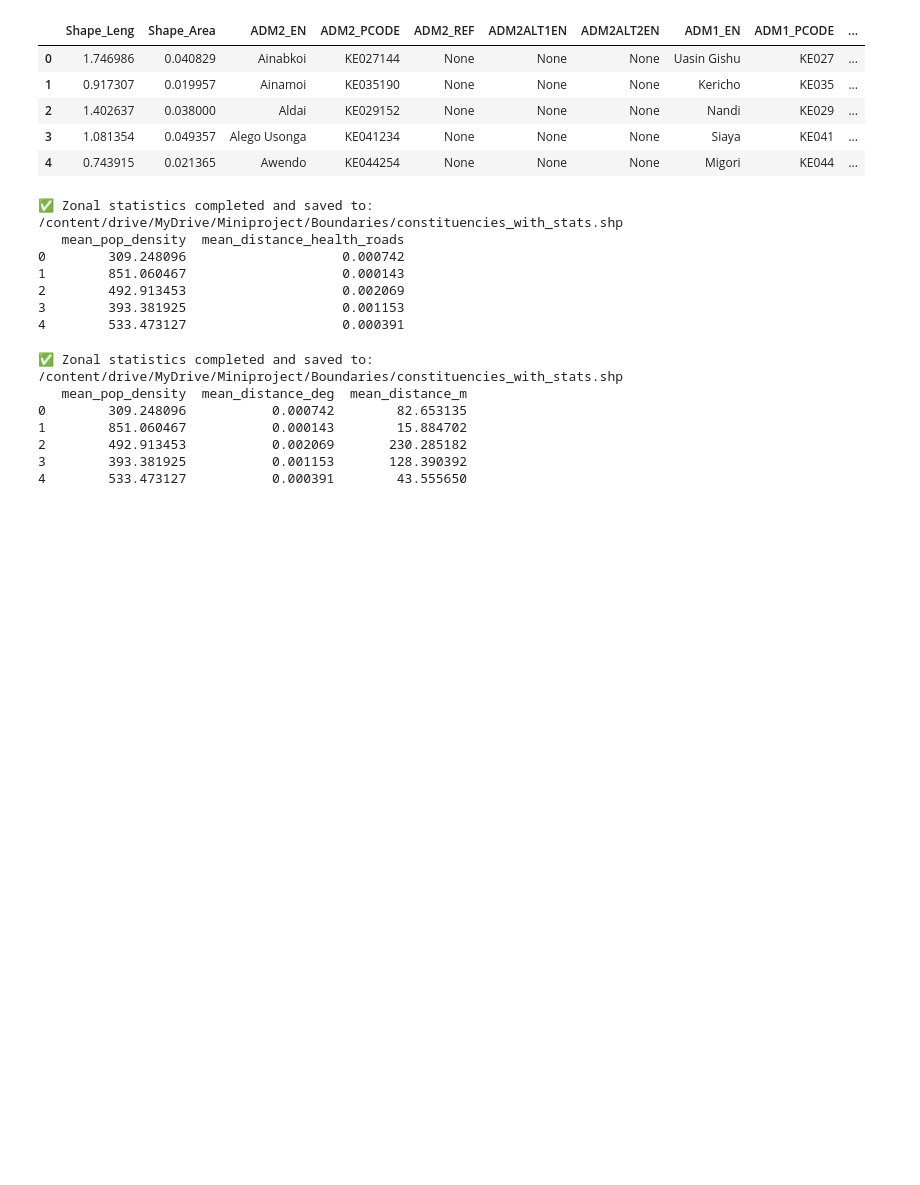
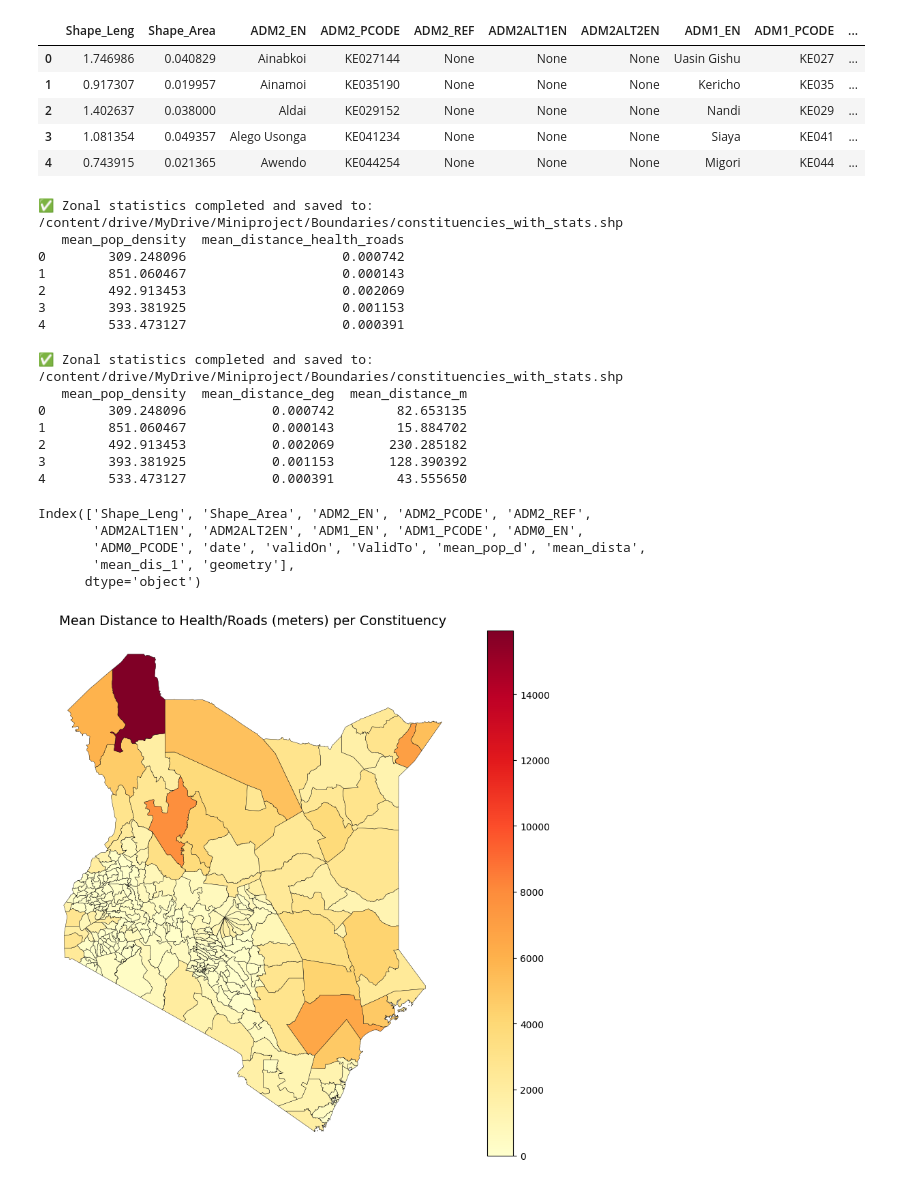
Before and after one commit to jamesmuiru/mlfccourse, a Jupyter notebook: Healthcare_Infrastructure_Optimization_in_Central_Kenya.ipynb, the cells around one changed output. Drawn from its saved outputs; the diff is of its cells as text; code cells hidden in the pictures; blank space fills up the shorter version.

```diff
--- a/Healthcare_Infrastructure_Optimization_in_Central_Kenya.ipynb
+++ b/Healthcare_Infrastructure_Optimization_in_Central_Kenya.ipynb
@@ -641,3 +639,38 @@ print(gdf_const[["mean_pop_density", "mean_distance_deg", "mean_distance_m"]].he
 2        492.913453           0.002069       230.285182
 3        393.381925           0.001153       128.390392
 4        533.473127           0.000391        43.555650
+# %%
+import geopandas as gpd
+import matplotlib.pyplot as plt
+
+# Load the updated shapefile with stats
+gdf_const = gpd.read_file(output_shapefile)
+
+# Print column names to identify the correct column for plotting
+print(gdf_const.columns)
+
+# Plot choropleth based on mean distance (in meters)
+fig, ax = plt.subplots(figsize=(10, 10))
+gdf_const.plot(
+    column="mean_dis_1",      # the column to base color on
+    cmap="YlOrRd",                 # color map (Yellow → Red)
+    legend=True,
+    edgecolor="black",
+    linewidth=0.3,
+    ax=ax
+)
+
+# Add title
+ax.set_title("Mean Distance to Health/Roads (meters) per Constituency", fontsize=14)
+
+# Remove axis
+ax.set_axis_off()
+
+plt.show()
+# %% [output]
+Index(['Shape_Leng', 'Shape_Area', 'ADM2_EN', 'ADM2_PCODE', 'ADM2_REF',
+       'ADM2ALT1EN', 'ADM2ALT2EN', 'ADM1_EN', 'ADM1_PCODE', 'ADM0_EN',
+       'ADM0_PCODE', 'date', 'validOn', 'ValidTo', 'mean_pop_d', 'mean_dista',
+       'mean_dis_1', 'geometry'],
+      dtype='object')
+[figure, added]
```
Also changed, not shown: parts of 2 cells of this notebook.
